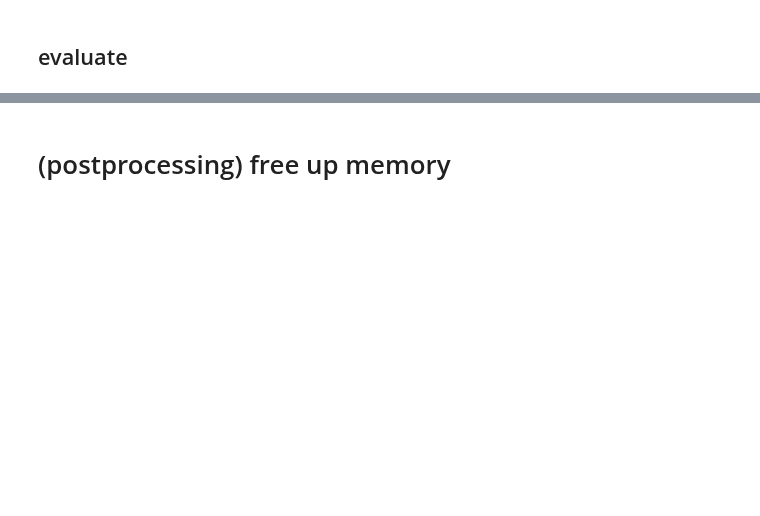
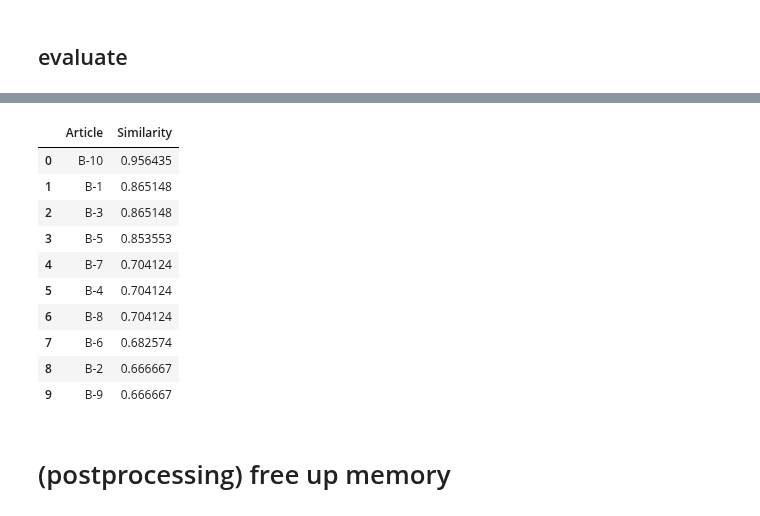
Before and after one commit to smallcat9603/graph, a Jupyter notebook: dnp/kg/neo4j.ipynb, the cells around one changed output, grey strips where cells are left out. Cells and saved outputs as stored; diff of their text form; code cells hidden in the pictures; blank space fills up the shorter version.

```diff
--- a/dnp/kg/neo4j.ipynb
+++ b/dnp/kg/neo4j.ipynb
@@ -428,3 +468,23 @@ gds.run_cypher(query)
+# %%
+# hashgnn
+query = """
+MATCH (i:Input)-[r:SIMILAR_H]-(a:Article)
+RETURN a.name AS Article, r.score AS Similarity
+ORDER BY Similarity DESC
+"""
+gds.run_cypher(query)
+# %% [output]
+|  | Article | Similarity |
+| 0 | B-10 | 0.956435 |
+| 1 | B-1 | 0.865148 |
+| 2 | B-3 | 0.865148 |
+| 3 | B-5 | 0.853553 |
+| 4 | B-7 | 0.704124 |
+| 5 | B-4 | 0.704124 |
+| 6 | B-8 | 0.704124 |
+| 7 | B-6 | 0.682574 |
+| 8 | B-2 | 0.666667 |
+| 9 | B-9 | 0.666667 |
 # %% [markdown]
 # (postprocessing) free up memory
 # %%
```
Also changed, not shown: parts of 10 cells of this notebook.
